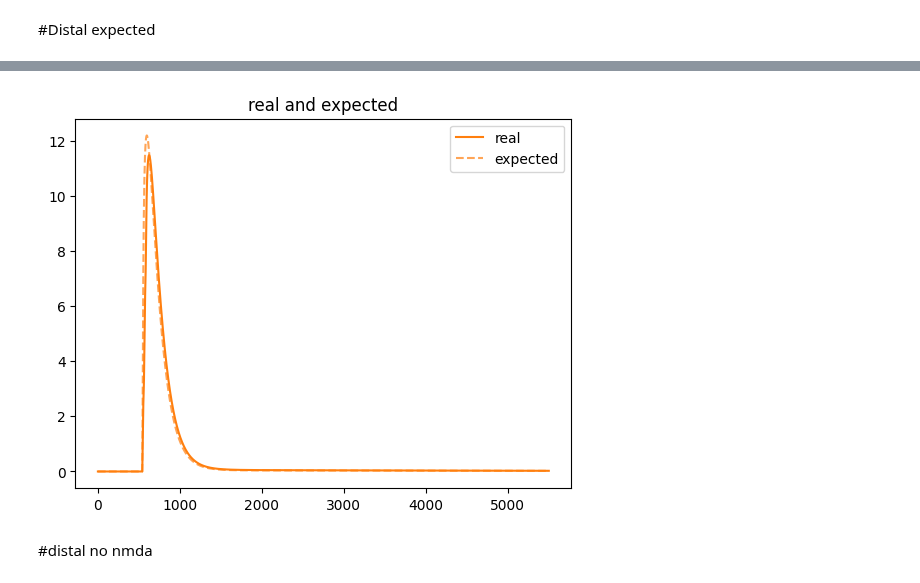
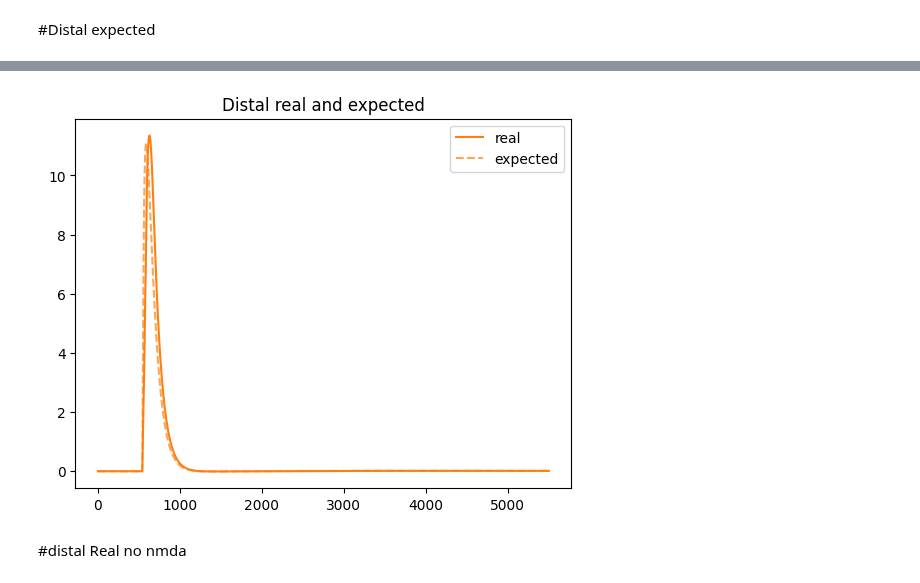
Before and after one commit to ddopp4877/single-cell-tuning, a Jupyter notebook: test_cell_with_syns.ipynb, the cells around one changed output, grey strips where cells are left out. Drawn from its saved outputs; the diff is of its cells as text; code cells hidden in the pictures.

```diff
--- a/test_cell_with_syns.ipynb
+++ b/test_cell_with_syns.ipynb
@@ -378,4 +452,0 @@ sim_params = {"event_times":[[400], [400.5],[401]],
-# %%
-h = build_cell(1)#redifine/add ? to h so as to avoid run() conflict?
-v= run(h,sim_params)
-v = v.as_numpy()
@@ -400,20 +454,23 @@ Text(0.5, 1.0, 'Distal Real')
 #Distal expected
 # %%
 nsyn_exc = int(40 *.04 * 2)
+ampa_weight = 0.001
+nmda_weight = ampa_weight*1.5
 sim_params = {"event_times":[[400]],
-              "ampa_weight": 0.0004,
+              "ampa_weight": ampa_weight,
               "ampa_point_proc": h.CPGLUIN,
               "ampa_seg": 0.67,
               "ampa_sec": 33,
 
-              "nmda_weight": 0.0006,
+              "nmda_weight": nmda_weight,
               "nmda_point_proc": h.NMDAIN,
               "nmda_seg": 0.67,
               "nmda_sec": 33,
 
-              "nsyn_exc":1
+              "h_dt": 0.025,
+              "h_tstop": 1000
               }
 # %%
-h = build_cell(1)#redifine/add ? to h so as to avoid run() conflict?
-v= run(h,sim_params)
-v = v.as_numpy()
+h = build_cell(6)#redifine/add ? to h so as to avoid run() conflict?
+rec_dict= run(h,sim_params)
+expected = plot(rec_dict,"Distal Expected","Expected")
@@ -426,7 +478,0 @@ corrected_v = np.array(corrected_v)
-# %%
-start, end = int(sim_params["event_times"][0][0]/0.025 - 500), int(sim_params["event_times"][0][0]/0.025 + 5000)
-expected = corrected_v[start:end] * 3
-times = np.arange(0,1000.025,0.025)
-t = times[start:end]
-plt.plot(t,expected)
-plt.title("Distal Expected")
@@ -436,11 +479,11 @@ Text(0.5, 1.0, 'Distal Expected')
 # %%
 plt.plot(real,color = "#ff7f0e",label="real")
 plt.plot(expected,color="#ff7f0e",linestyle = "dashed",alpha = 0.7,label="expected")
 plt.legend()
-plt.title("real and expected")
+plt.title("Distal real and expected")
 plt.show()
 # %% [output]
-[figure, old version]
+[figure, new version]
 # %% [markdown]
-#distal no nmda
+#distal Real no nmda
 # %%
```
Also changed, not shown: parts of 41 cells of this notebook.
